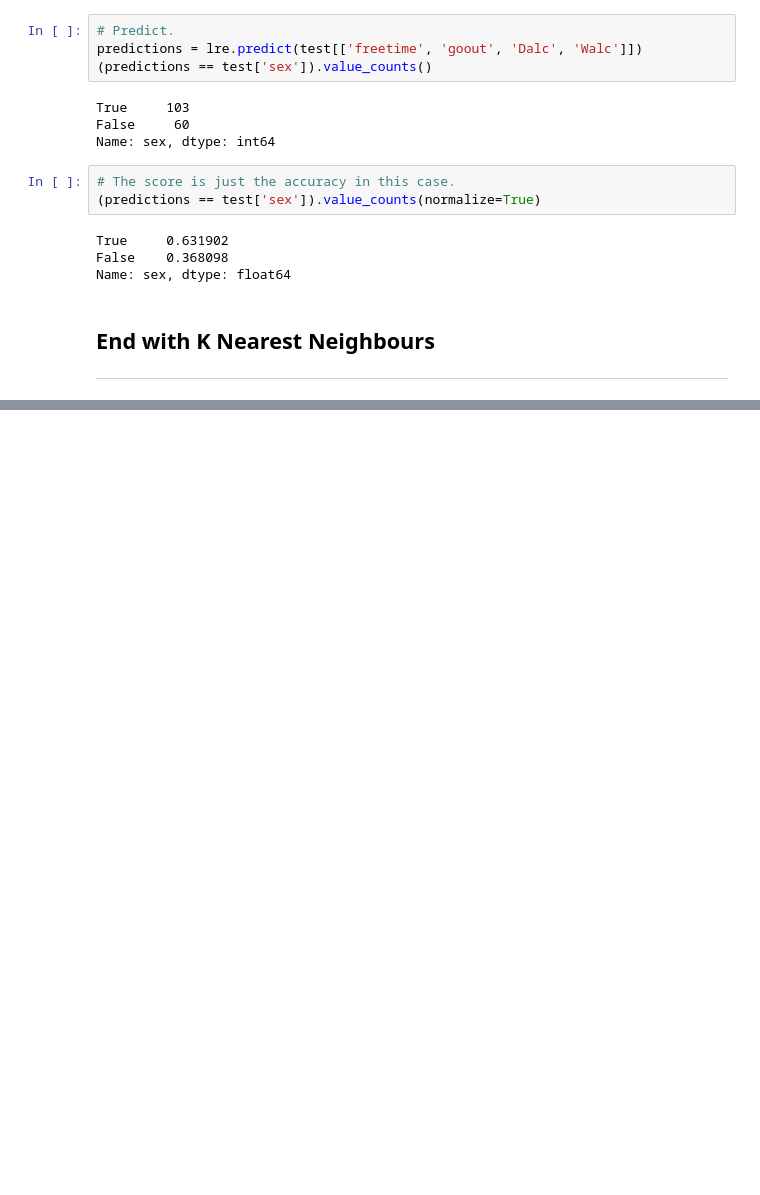
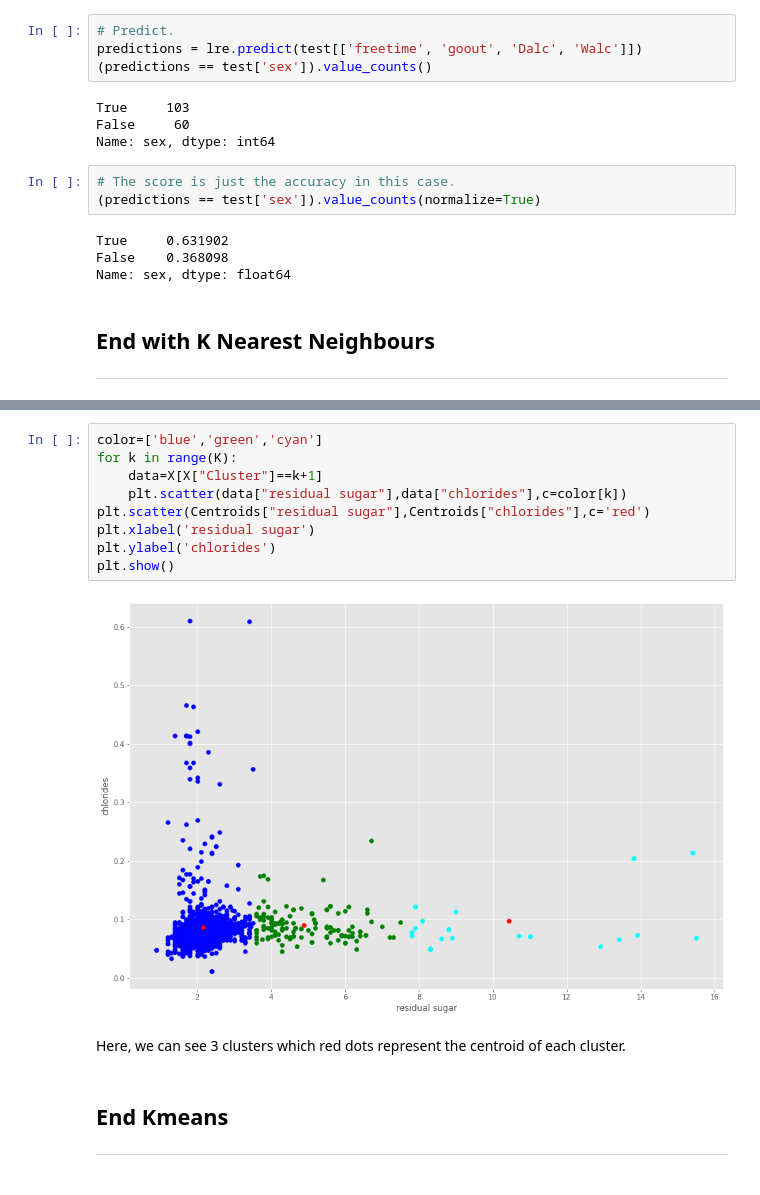
Before and after one commit to PantareeBew/EmergingTechAssessment, a Jupyter notebook: Scikit-Learn.ipynb, the cells around one changed output, grey strips where cells are left out. Drawn from its saved outputs; the diff is of its cells as text; blank space fills up the shorter version.

Commit message:
finished Kmeans

```diff
--- a/Scikit-Learn.ipynb
+++ b/Scikit-Learn.ipynb
@@ -284,0 +577,15 @@ wq = pd.read_csv("https://raw.githubusercontent.com/PantareeBew/EmergingTechAsse
+# %%
+color=['blue','green','cyan']
+for k in range(K):
+    data=X[X["Cluster"]==k+1]
+    plt.scatter(data["residual sugar"],data["chlorides"],c=color[k])
+plt.scatter(Centroids["residual sugar"],Centroids["chlorides"],c='red')
+plt.xlabel('residual sugar')
+plt.ylabel('chlorides')
+plt.show()
+# %% [output]
+[figure, added]
+# %% [markdown]
+Here, we can see 3 clusters which red dots represent the centroid of each cluster.
+# %% [markdown]
+## End Kmeans <hr>
```
Also changed, not shown: parts of 18 cells of this notebook.
